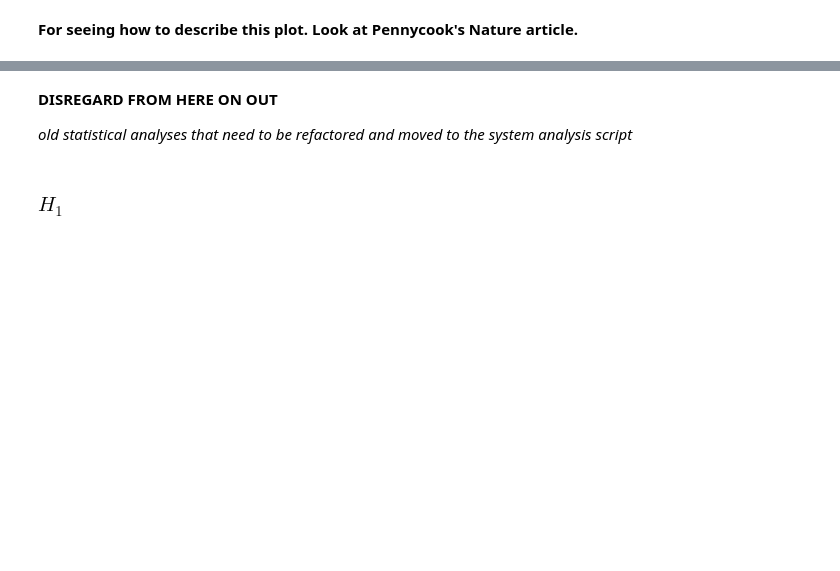
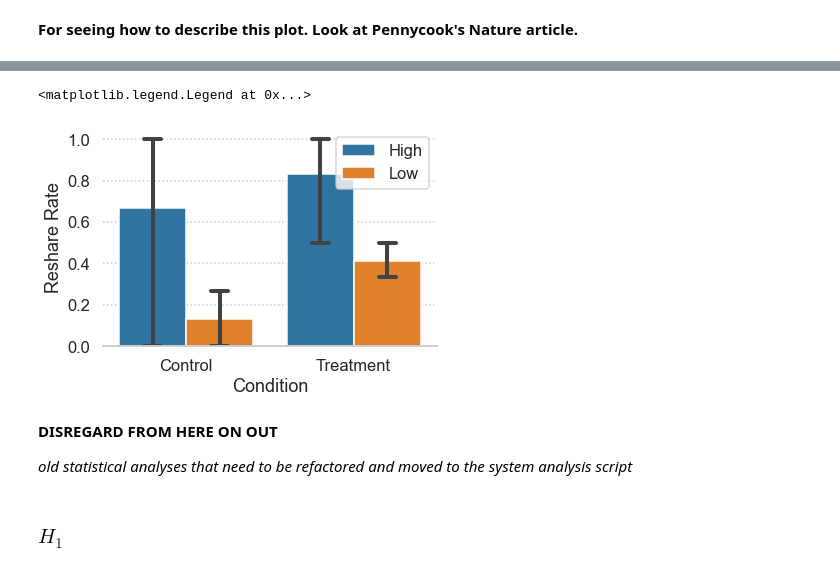
Before and after one commit to cameron-raymond/SDS-Thesis, a Jupyter notebook: notebooks/Descriptive_Analysis.ipynb, the cells around one changed output, grey strips where cells are left out. Drawn from its saved outputs; the diff is of its cells as text; code cells hidden in the pictures; blank space fills up the shorter version.

```diff
--- a/notebooks/Descriptive_Analysis.ipynb
+++ b/notebooks/Descriptive_Analysis.ipynb
@@ -195,3 +204,18 @@ g.savefig("../figures/descriptive_analysis/reshare_rate-bar_plot.pdf")
+# %%
+rumour_prop = reshare_rates.melt(id_vars=reshare_rates.columns[:-5],
+                            value_vars="rumour_proportion",
+                            var_name='code',
+                            value_name='rumour_proportion')
+g = sns.barplot(data=rumour_prop,
+            x="condition",
+            y="rumour_proportion",
+            hue="evidence",
+            capsize=.1)
+g.set(ylabel="Reshare Rate",xlabel="Condition")
+plt.legend(title='')
+# %% [output]
+<matplotlib.legend.Legend at 0x...>
+[figure, added]
 # %% [markdown]
 **DISREGARD FROM HERE ON OUT**
 
```
Also changed, not shown: parts of 12 cells of this notebook, 3 other files.
